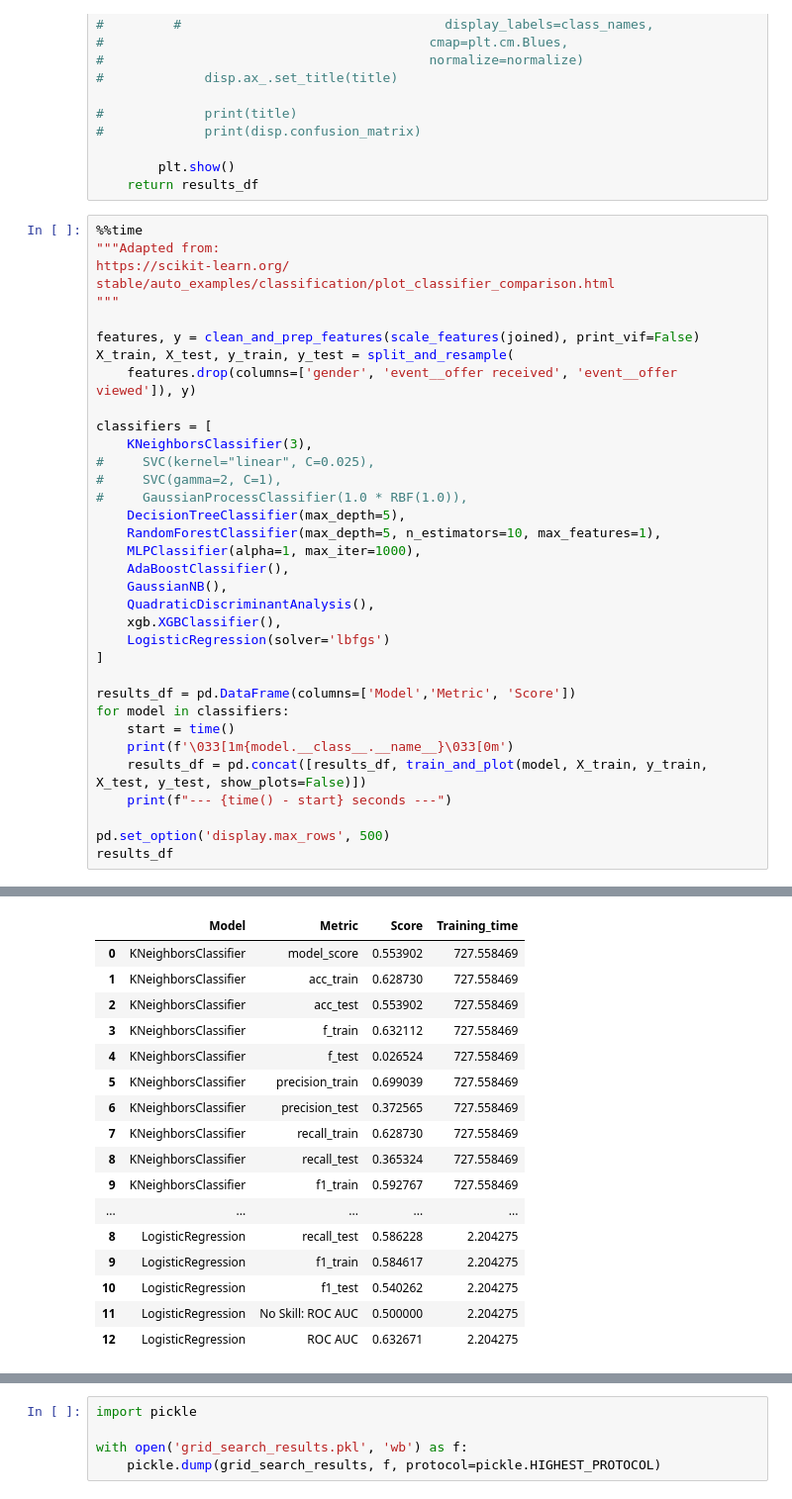
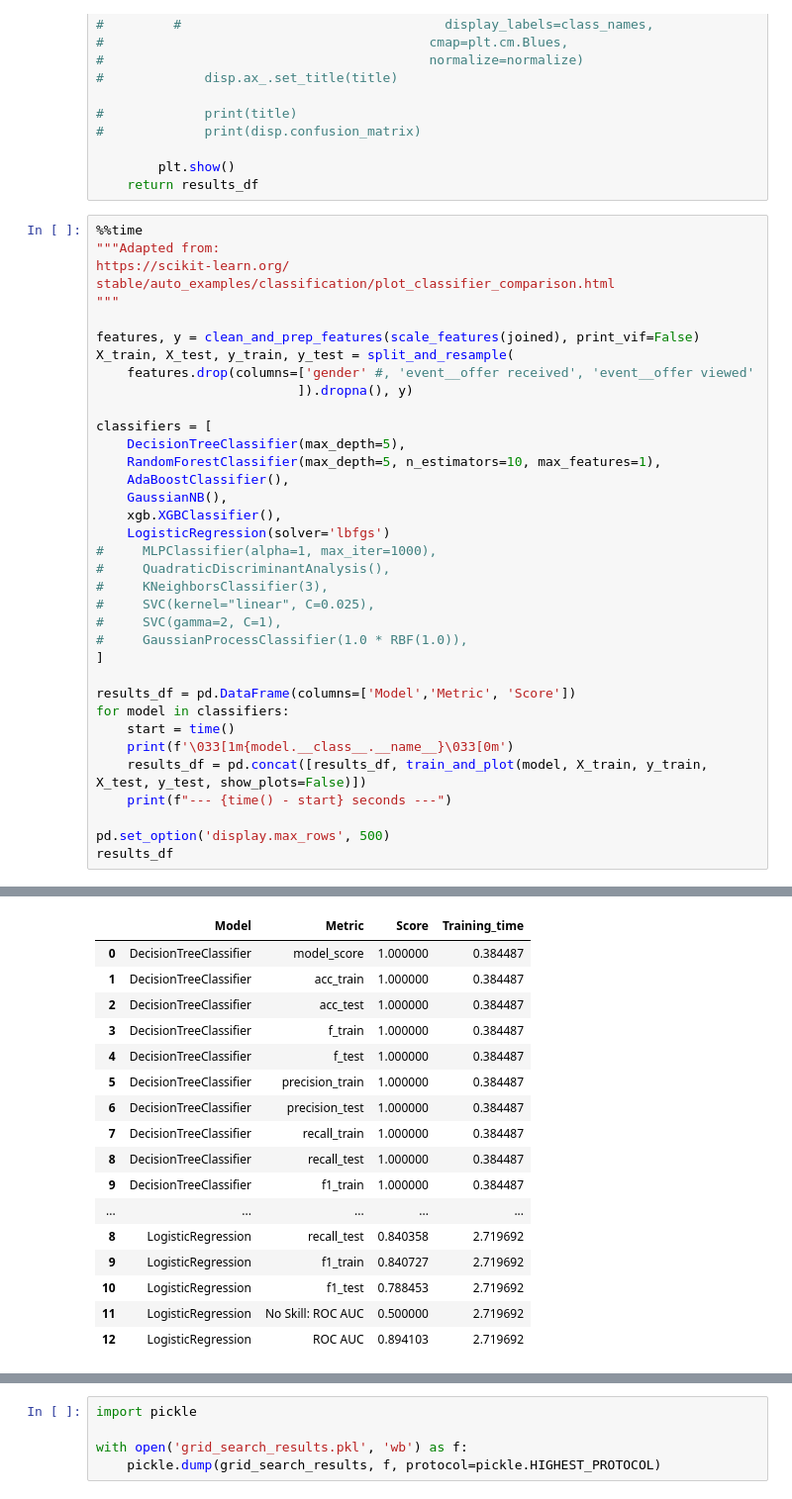
Before and after one commit to jmnickerson05/udacity_starbucks_capstone, a Jupyter notebook: Starbucks_Capstone_notebook.ipynb, the cells around one changed output, grey strips where cells are left out. Shown at 99% size. Drawn from its saved outputs; the diff is of its cells as text.

Commit message:
Finishing modeling

```diff
--- a/Starbucks_Capstone_notebook.ipynb
+++ b/Starbucks_Capstone_notebook.ipynb
@@ -724,21 +724,22 @@ stable/auto_examples/classification/plot_classifier_comparison.html
 
 features, y = clean_and_prep_features(scale_features(joined), print_vif=False)
 X_train, X_test, y_train, y_test = split_and_resample(
-    features.drop(columns=['gender', 'event__offer received', 'event__offer viewed']), y)
+    features.drop(columns=['gender' #, 'event__offer received', 'event__offer viewed'
+                          ]).dropna(), y)
 
 classifiers = [
-    KNeighborsClassifier(3),
+    DecisionTreeClassifier(max_depth=5),
+    RandomForestClassifier(max_depth=5, n_estimators=10, max_features=1),
+    AdaBoostClassifier(),
+    GaussianNB(),
+    xgb.XGBClassifier(),
+    LogisticRegression(solver='lbfgs')
+#     MLPClassifier(alpha=1, max_iter=1000),
+#     QuadraticDiscriminantAnalysis(),
+#     KNeighborsClassifier(3),
 #     SVC(kernel="linear", C=0.025),
 #     SVC(gamma=2, C=1),
 #     GaussianProcessClassifier(1.0 * RBF(1.0)),
-    DecisionTreeClassifier(max_depth=5),
-    RandomForestClassifier(max_depth=5, n_estimators=10, max_features=1),
-    MLPClassifier(alpha=1, max_iter=1000),
-    AdaBoostClassifier(),
-    GaussianNB(),
-    QuadraticDiscriminantAnalysis(),
-    xgb.XGBClassifier(),
-    LogisticRegression(solver='lbfgs')
 ]
 
 results_df = pd.DataFrame(columns=['Model','Metric', 'Score'])
@@ -777,20 +772,20 @@ Wall time: 15min 46s
 |  | Model | Metric | Score | Training_time |
-| 0 | KNeighborsClassifier | model_score | 0.553902 | 727.558469 |
-| 1 | KNeighborsClassifier | acc_train | 0.628730 | 727.558469 |
-| 2 | KNeighborsClassifier | acc_test | 0.553902 | 727.558469 |
-| 3 | KNeighborsClassifier | f_train | 0.632112 | 727.558469 |
-| 4 | KNeighborsClassifier | f_test | 0.026524 | 727.558469 |
-| 5 | KNeighborsClassifier | precision_train | 0.699039 | 727.558469 |
-| 6 | KNeighborsClassifier | precision_test | 0.372565 | 727.558469 |
-| 7 | KNeighborsClassifier | recall_train | 0.628730 | 727.558469 |
-| 8 | KNeighborsClassifier | recall_test | 0.365324 | 727.558469 |
-| 9 | KNeighborsClassifier | f1_train | 0.592767 | 727.558469 |
+| 0 | DecisionTreeClassifier | model_score | 1.000000 | 0.384487 |
+| 1 | DecisionTreeClassifier | acc_train | 1.000000 | 0.384487 |
+| 2 | DecisionTreeClassifier | acc_test | 1.000000 | 0.384487 |
+| 3 | DecisionTreeClassifier | f_train | 1.000000 | 0.384487 |
+| 4 | DecisionTreeClassifier | f_test | 1.000000 | 0.384487 |
+| 5 | DecisionTreeClassifier | precision_train | 1.000000 | 0.384487 |
+| 6 | DecisionTreeClassifier | precision_test | 1.000000 | 0.384487 |
+| 7 | DecisionTreeClassifier | recall_train | 1.000000 | 0.384487 |
+| 8 | DecisionTreeClassifier | recall_test | 1.000000 | 0.384487 |
+| 9 | DecisionTreeClassifier | f1_train | 1.000000 | 0.384487 |
 | ... | ... | ... | ... | ... |
-| 8 | LogisticRegression | recall_test | 0.586228 | 2.204275 |
-| 9 | LogisticRegression | f1_train | 0.584617 | 2.204275 |
-| 10 | LogisticRegression | f1_test | 0.540262 | 2.204275 |
-| 11 | LogisticRegression | No Skill: ROC AUC | 0.500000 | 2.204275 |
-| 12 | LogisticRegression | ROC AUC | 0.632671 | 2.204275 |
+| 8 | LogisticRegression | recall_test | 0.840358 | 2.719692 |
+| 9 | LogisticRegression | f1_train | 0.840727 | 2.719692 |
+| 10 | LogisticRegression | f1_test | 0.788453 | 2.719692 |
+| 11 | LogisticRegression | No Skill: ROC AUC | 0.500000 | 2.719692 |
+| 12 | LogisticRegression | ROC AUC | 0.894103 | 2.719692 |
 # %%
 results_df.sort_values(by='Score', ascending=False).query("Metric == 'ROC AUC'")
 # %% [output]
```
Also changed, not shown: parts of 16 cells of this notebook, 1 other file.
